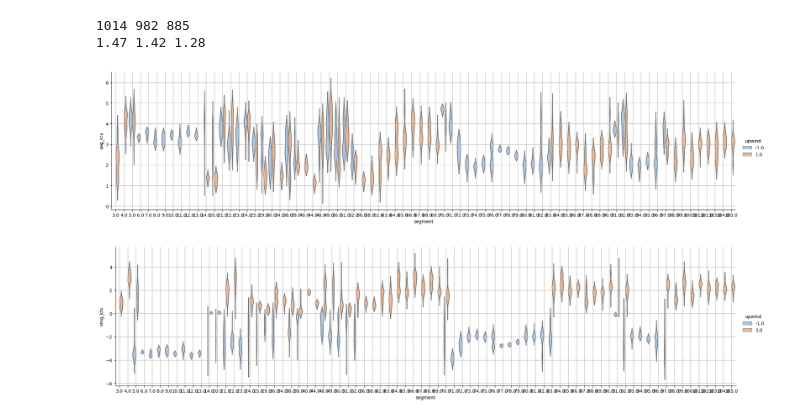
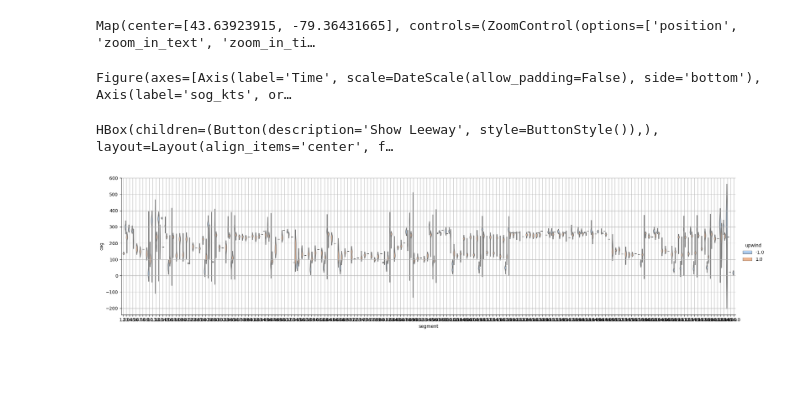
Before and after one commit to dtredger/gpx-analytics, a Jupyter notebook: Untitled.ipynb, the cells around one changed output. Saved outputs shown, nothing was run; the diff lists cells and outputs as text; code cells hidden in the pictures; blank space fills up the shorter version.

```diff
--- a/Untitled.ipynb
+++ b/Untitled.ipynb
@@ -7,9 +7,11 @@ sys.path.append(os.getcwd() + '/src')
 from sailing_session import SailingSession
 from sailing_graphs import *
 
-session=SailingSession('examples/friday_night_races/FNR 2023-07-14 (3rd).csv')# params={course:83.3}
-# session=SailingSession('examples/friday_night_races/FNR 2023-07-07 (27th).csv', params={'wind_dir': 270})
-# session = SailingSession('examples/Harbourmaster June 25 (crew 11, 15)-2023-06-25.csv')#
-# session=SailingSession('examples/friday_night_races/FNR 2023-06-23 (3rd).csv', params={'wind_dir': 60}) #20k pts
-# session = SailingSession('examples/Albacore-tuesday-night-2022-09-06.gpx') # 1k pts
+fn='harbourmaster/HM-2023-08-07(3, 9).csv' #2,14:12->14:40
+session=SailingSession(f"examples/{fn}", params={'wind_dir': 173})
+
+# session_2 = SailingSession('examples/friday_night_races/FNR 2023-07-07 (27th).csv', params={'wind_dir': 270})
+# session_3 = SailingSession('examples/harbourmaster/Harbourmaster June 25 (crew 11, 15)-2023-06-25.csv')#
+# session = SailingSession('examples/friday_night_races/FNR 2023-06-23 (3rd).csv', params={'wind_dir': 60}) #20k pts
+# session_5 = SailingSession('examples/Albacore-tuesday-night-2022-09-06.gpx') # 1k pts
 # %% [output]
@@ -279,15 +46,0 @@ Map(center=[43.6370583, -79.3640133], controls=(ZoomControl(options=['position',
-# %%
-graph = bqplot_graph(session)
-graph
-
-straight=690
-bt = [7130.4,8933.2, 10703.4]
-top = [8144.3, 9915.63, 11588.66]
-
-a,b,c = top[0]-bt[0],top[1]-bt[1],top[2]-bt[2]
-print(round(a),round(b),round(c))
-
-print(round(a/straight, 2), round(b/straight,2), round(c/straight,2))
-# %% [output]
-1014 982 885
-1.47 1.42 1.28
@@ -296,8 +47,33 @@ link_chart_graph(chart, graph, session)
+# %%
+chart = ipyleaflet_chart(session)
+graph = bqplot_graph(session, metrics=['sog_kts','vmg_kts'])
+link_chart_graph(chart, graph, session)
+
+chart
+# %% [output]
+Map(center=[43.63923915, -79.36431665], controls=(ZoomControl(options=['position', 'zoom_in_text', 'zoom_in_ti…
+# %%
+graph
+# %% [output]
+Figure(axes=[Axis(label='Time', scale=DateScale(allow_padding=False), side='bottom'), Axis(label='sog_kts', or…
+# %%
+oo = Output()
+
+def refresh_map_button(output):
+    @output.capture()
+    def button_clicked(change):
+        output.clear_output()
+        with output:
+            display(seaborn_violin(session, metric='leeway'))
+    button = Button(description="Show Leeway")
+    button.on_click(button_clicked)
+    return button
+
+button = [refresh_map_button(oo)]
+display(HBox(button, layout=Layout(flex_flow='row', align_items='center')))
+# %% [output]
+HBox(children=(Button(description='Show Leeway', style=ButtonStyle()),), layout=Layout(align_items='center', f…
 # %%
-seaborn_violin(session, metric='sog_kts')
+seaborn_violin(session, metric='cog')
 # %% [output]
-[figure, old version]
+[figure, new version]
-# %%
-seaborn_violin(session, metric='vmg_kts')
-# %% [output]
-[figure, removed]
```
Also changed, not shown: parts of 17 cells of this notebook, 19 other files.
